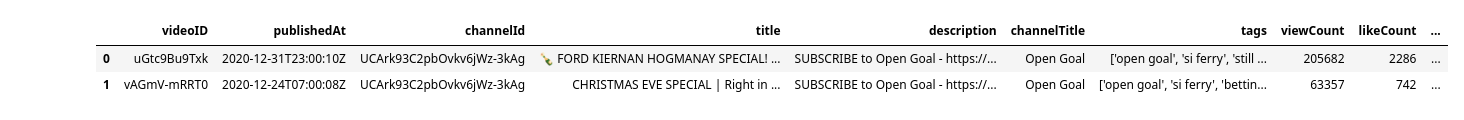
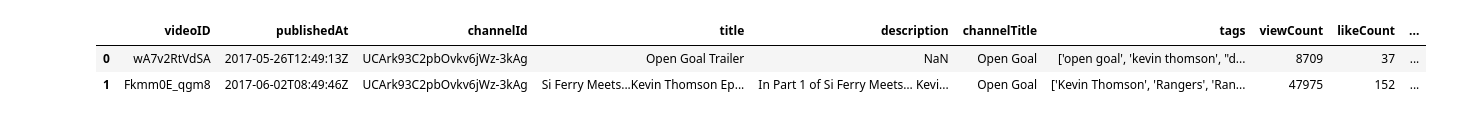
Before and after one commit to JonR45/OpenGoal, a Jupyter notebook: notebooks/5_0_visualise.ipynb, the cells around one changed output. Cells and saved outputs as stored; diff of their text form; code cells hidden in the pictures.

```diff
--- a/notebooks/5_0_visualise.ipynb
+++ b/notebooks/5_0_visualise.ipynb
@@ -14,9 +14,11 @@ from src.exploration.data_manipulation import single_metric_dataframes, split_in
 # %%
 raw_data = pd.read_csv("data/processed/json_data_processed.csv")
 data = raw_data.copy()
 df = pd.DataFrame(data)
+df.sort_values(by=["publishedAt"], inplace=True)
+df.reset_index(inplace=True, drop=True)
 df.head(2)
 # %% [output]
 |  | videoID | publishedAt | channelId | title | description | channelTitle | tags | viewCount | likeCount | ... |
-| 0 | uGtc9Bu9Txk | 2020-12-31T23:00:10Z | UCArk93C2pbOvkv6jWz-3kAg | 🍾 FORD KIERNAN HOGMANAY SPECIAL! ... | SUBSCRIBE to Open Goal - https://... | Open Goal | ['open goal', 'si ferry', 'still ... | 205682 | 2286 | ... |
-| 1 | vAGmV-mRRT0 | 2020-12-24T07:00:08Z | UCArk93C2pbOvkv6jWz-3kAg | CHRISTMAS EVE SPECIAL | Right in ... | SUBSCRIBE to Open Goal - https://... | Open Goal | ['open goal', 'si ferry', 'bettin... | 63357 | 742 | ... |
+| 0 | wA7v2RtVdSA | 2017-05-26T12:49:13Z | UCArk93C2pbOvkv6jWz-3kAg | Open Goal Trailer | NaN | Open Goal | ['open goal', 'kevin thomson', "d... | 8709 | 37 | ... |
+| 1 | Fkmm0E_qgm8 | 2017-06-02T08:49:46Z | UCArk93C2pbOvkv6jWz-3kAg | Si Ferry Meets...Kevin Thomson Ep... | In Part 1 of Si Ferry Meets… Kevi... | Open Goal | ['Kevin Thomson', 'Rangers', 'Ran... | 47975 | 152 | ... |
```
Also changed, not shown: parts of 14 cells of this notebook, 2 other files.
